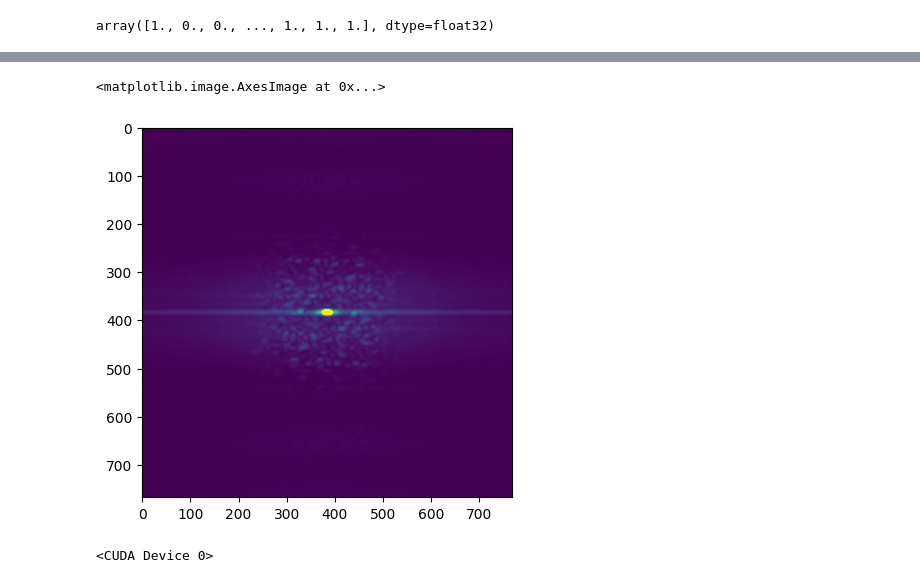
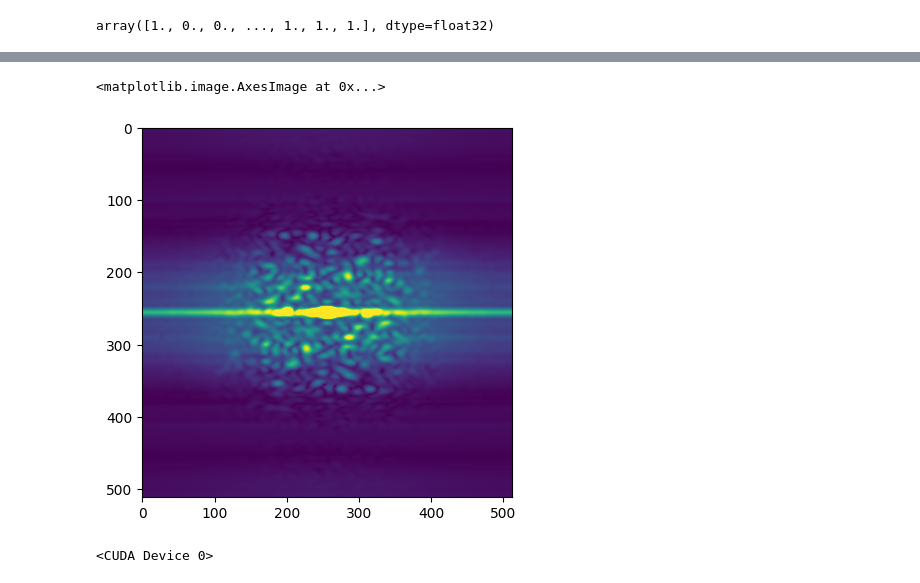
Before and after one commit to peijin94/FastMediumWell, a Jupyter notebook: griddingTest.ipynb, the cells around one changed output, grey strips where cells are left out. Drawn from its saved outputs; the diff is of its cells as text; code cells hidden in the pictures.

```diff
--- a/griddingTest.ipynb
+++ b/griddingTest.ipynb
@@ -46,9 +46,9 @@ I_real = stokes_I_this_scan.real
 I_imag = stokes_I_this_scan.imag
 
 image_size = 256
-cell =  60 # asec
+cell =  40 # asec
 
-nx = np.int32(3*image_size)
+nx = np.int32(2*image_size)
 n_offset = np.int32((nx-image_size)/2)
 arc2rad = np.float32(np.pi / 180. / 3600.)
 
@@ -241,8 +244,8 @@ plt.pcolormesh(np.fft.fftshift(np.real(out[2,:,:].get())), vmin=0)
 # %%
-plt.imshow(np.fft.fftshift(np.abs(cupy.fft.fft2((d_bm)).get())),vmax=1e4)
+plt.imshow(np.fft.fftshift(np.abs(cupy.fft.fft2((d_bm)).get())),vmax=1e3)
 # %% [output]
 <matplotlib.image.AxesImage at 0x...>
-[figure, old version]
+[figure, new version]
 # %%
 d_flag.device
 # %% [output]
```
Also changed, not shown: parts of 15 cells of this notebook, 1 other file.
